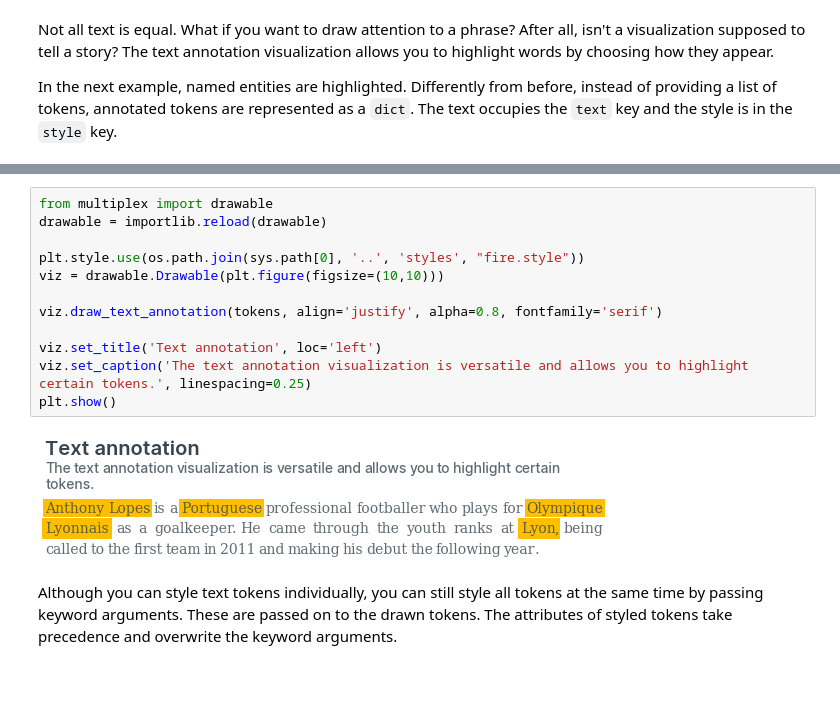
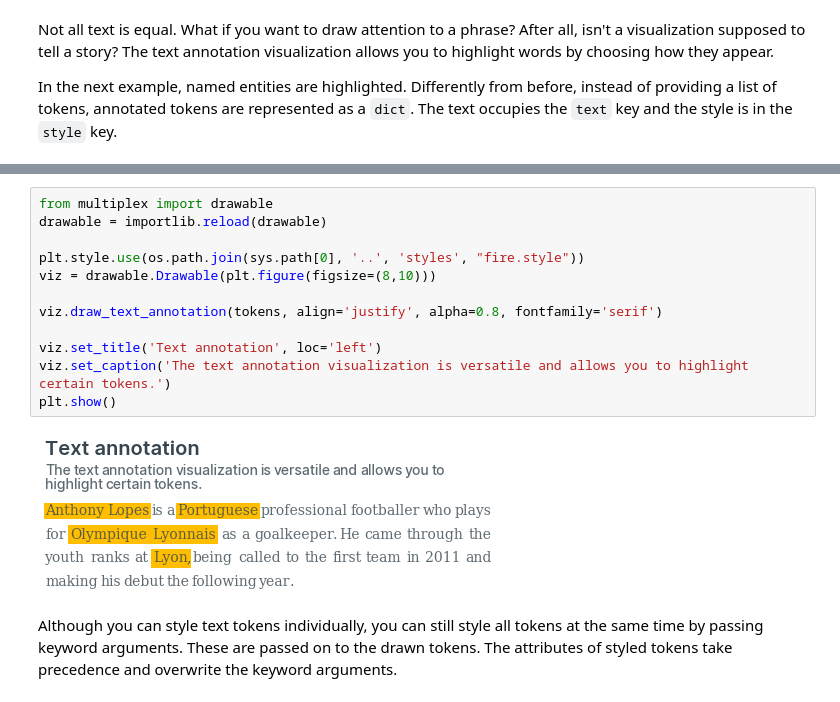
Before and after one commit to NicholasMamo/multiplex-plot, a Jupyter notebook: examples/2. Text.ipynb, the cells around one changed output, grey strips where cells are left out. Drawn from its saved outputs; the diff is of its cells as text.

Commit message:
Update the caption linespacing to be calculated automatically

```diff
--- a/examples/2. Text.ipynb
+++ b/examples/2. Text.ipynb
@@ -90,17 +90,17 @@ tokens
 # %%
 from multiplex import drawable
 drawable = importlib.reload(drawable)
 
 plt.style.use(os.path.join(sys.path[0], '..', 'styles', "fire.style"))
-viz = drawable.Drawable(plt.figure(figsize=(10,10)))
+viz = drawable.Drawable(plt.figure(figsize=(8,10)))
 
 viz.draw_text_annotation(tokens, align='justify', alpha=0.8, fontfamily='serif')
 
 viz.set_title('Text annotation', loc='left')
-viz.set_caption('The text annotation visualization is versatile and allows you to highlight certain tokens.', linespacing=0.25)
+viz.set_caption('The text annotation visualization is versatile and allows you to highlight certain tokens.')
 plt.show()
 # %% [output]
-[figure, old version]
+[figure, new version]
 # %% [markdown]
 Although you can style text tokens individually, you can still style all tokens at the same time by passing keyword arguments. These are passed on to the drawn tokens. The attributes of styled tokens take precedence and overwrite the keyword arguments.
 # %%
```
Also changed, not shown: parts of 3 cells of this notebook, 1 other file.
